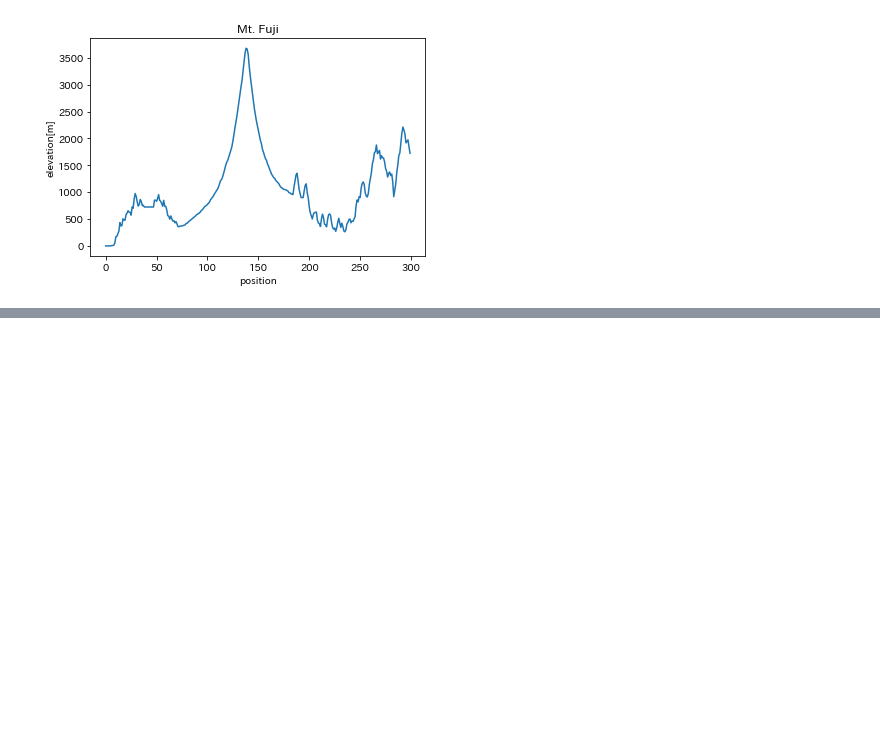
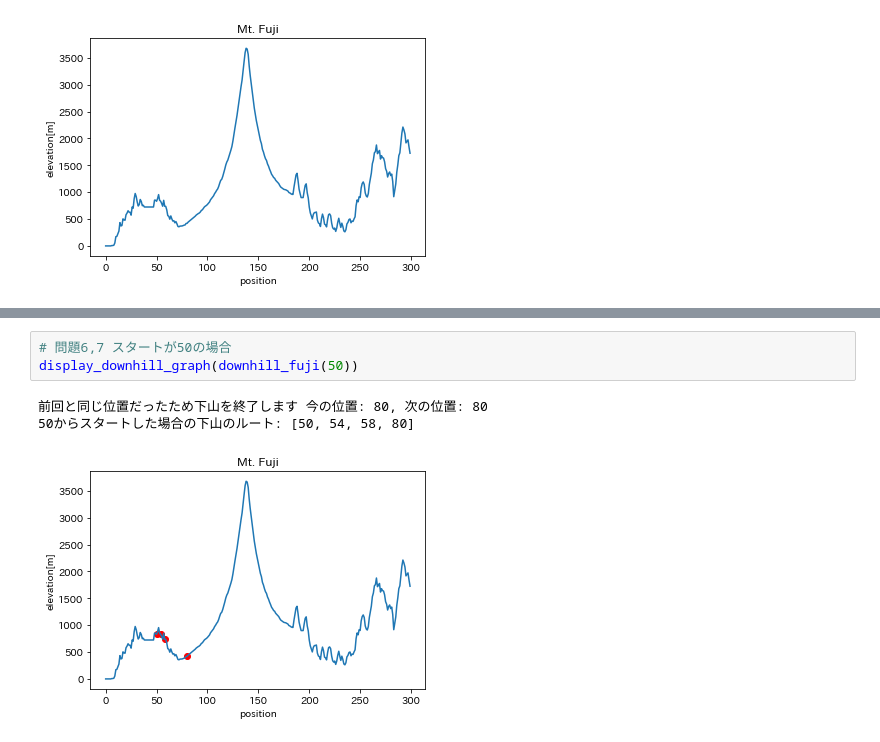
Before and after one commit to yutoJ/ml-learning, a Jupyter notebook: fuji_downhill.ipynb, the cells around one changed output, grey strips where cells are left out. Saved outputs shown, nothing was run; the diff lists cells and outputs as text; blank space fills up the shorter version.

```diff
--- a/fuji_downhill.ipynb
+++ b/fuji_downhill.ipynb
@@ -72,0 +109,7 @@ plt.show()
+# %%
+# 問題6,7 スタートが50の場合
+display_downhill_graph(downhill_fuji(50))
+# %% [output]
+前回と同じ位置だったため下山を終了します 今の位置: 80, 次の位置: 80
+50からスタートした場合の下山のルート: [50, 54, 58, 80]
+[figure, added]
```
Also changed, not shown: parts of 13 cells of this notebook, 1 other file.
